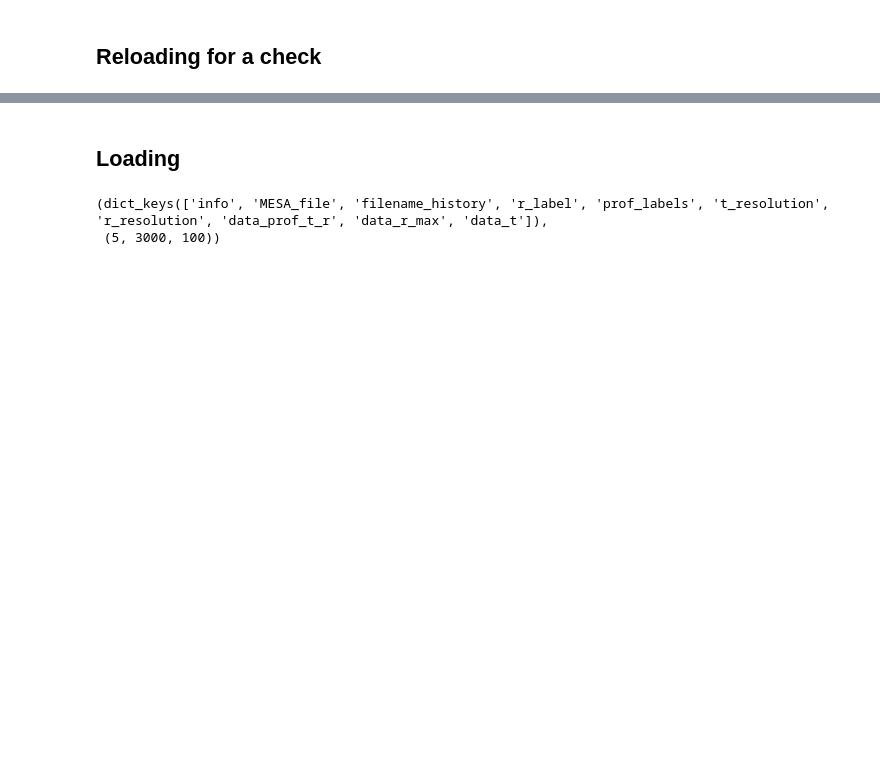
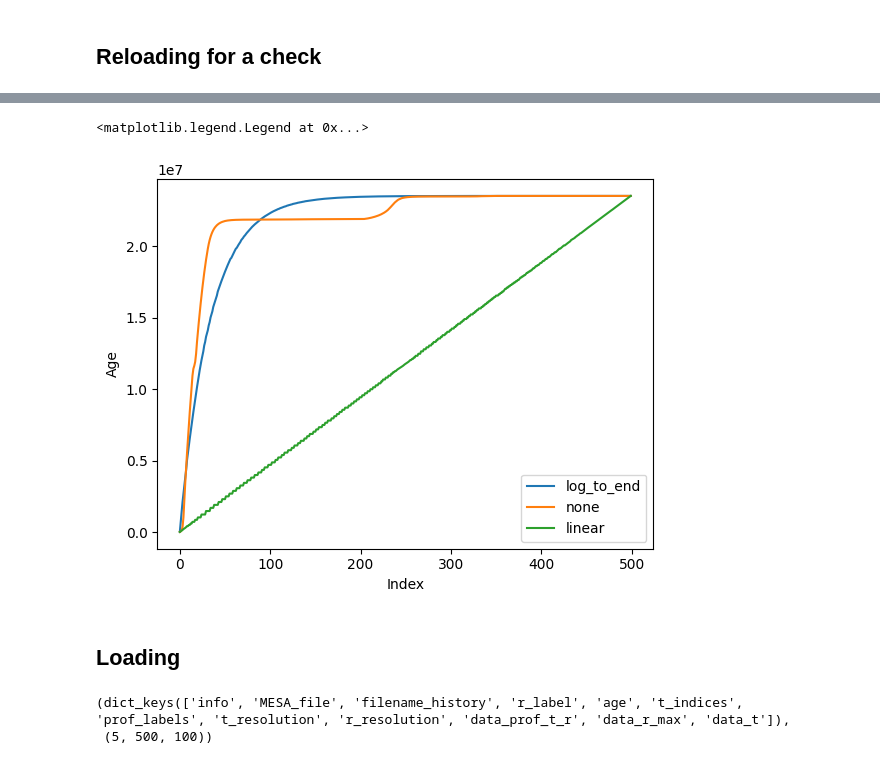
Before and after one commit to bldevries/DataPrepTulips3D, a Jupyter notebook: notebooks/Tutorial1_try_it_out.ipynb, the cells around one changed output, grey strips where cells are left out. Saved outputs shown, nothing was run; the diff lists cells and outputs as text; code cells hidden in the pictures; blank space fills up the shorter version.

```diff
--- a/notebooks/Tutorial1_try_it_out.ipynb
+++ b/notebooks/Tutorial1_try_it_out.ipynb
@@ -85,8 +106,18 @@ DP.save_to_pickle(d, "../../../example_MESA_data/DataDictFormat/single_11Msun.pk
+# %%
+plt.plot(d_log['age'], label="log_to_end")
+plt.plot(d_none['age'], label="none")
+plt.plot(d_lin['age'], label="linear")
+plt.xlabel("Index")
+plt.ylabel("Age")
+plt.legend()
+# %% [output]
+<matplotlib.legend.Legend at 0x...>
+[figure, added]
 # %% [markdown]
 ## Loading
 # %%
-d2 = DP.load_from_pickle("../../../example_MESA_data/DataDictFormat/single_11Msun.pkl")
+d2 = DP.load_from_pickle("../../../example_MESA_data/DataDictFormat/single_11Msun_log_to_end.pkl")
 d2.keys(), d2["data_prof_t_r"].shape
 # %% [output]
-(dict_keys(['info', 'MESA_file', 'filename_history', 'r_label', 'prof_labels', 't_resolution', 'r_resolution', 'data_prof_t_r', 'data_r_max', 'data_t']),
- (5, 3000, 100))
+(dict_keys(['info', 'MESA_file', 'filename_history', 'r_label', 'age', 't_indices', 'prof_labels', 't_resolution', 'r_resolution', 'data_prof_t_r', 'data_r_max', 'data_t']),
+ (5, 500, 100))
```
Also changed, not shown: parts of 15 cells of this notebook, 1 other file.
